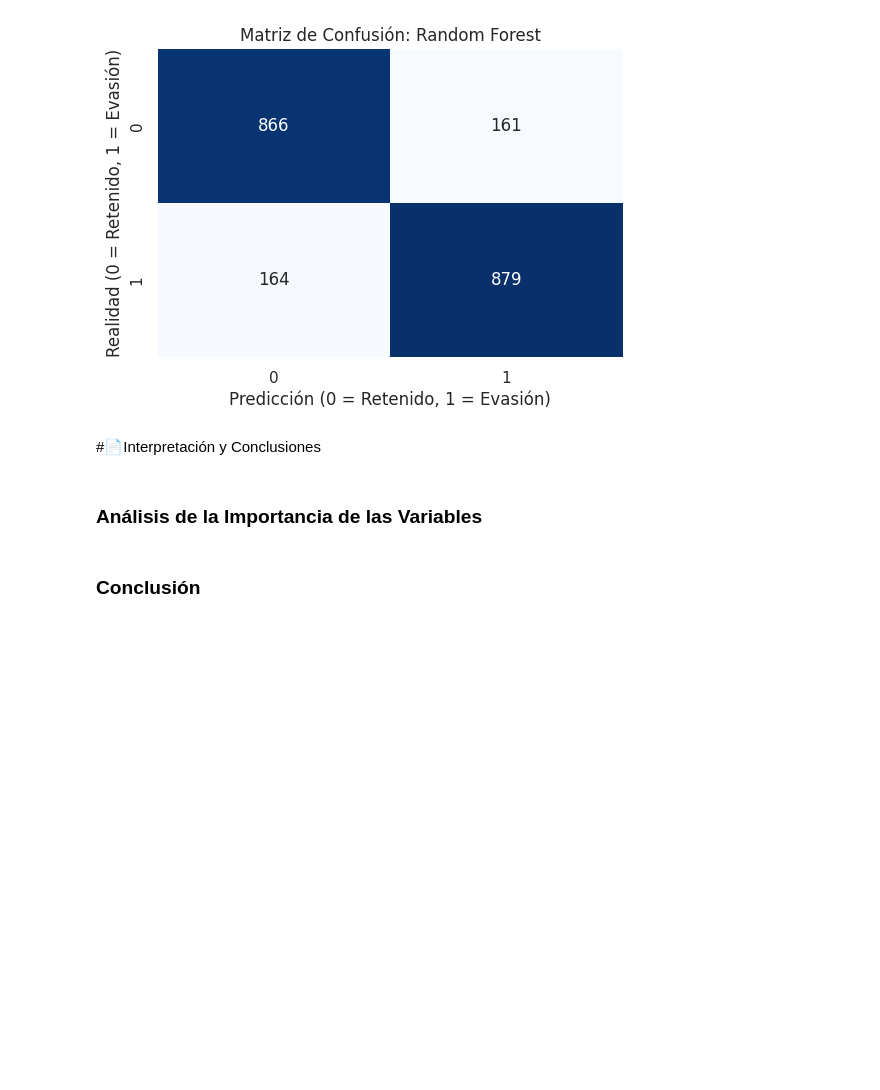
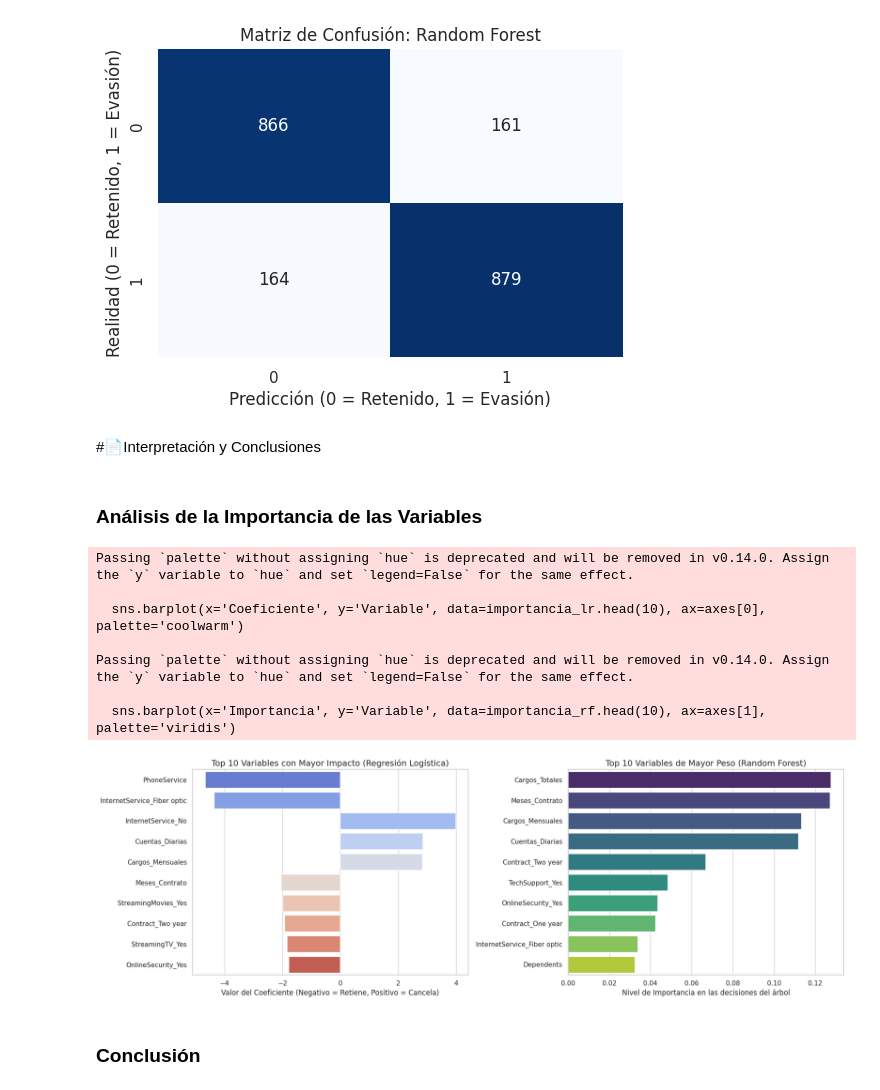
Before and after one commit to 77marco/Challenge-TelecomX-AnalisisDeEvasionDeClientes-Parte2, a Jupyter notebook: TelecomX_Parte2.ipynb, the cells around one changed output. Saved outputs shown, nothing was run; the diff lists cells and outputs as text; code cells hidden in the pictures; blank space fills up the shorter version.

Commit message:
Finalización Análisis de la Importancia de las Variables. Generación de gráficos de Feature Importance para Regresión Logística y Random Forest

```diff
--- a/TelecomX_Parte2.ipynb
+++ b/TelecomX_Parte2.ipynb
@@ -361,5 +361,56 @@ F1-score                              : 0.8440
 #📄Interpretación y Conclusiones
 # %% [markdown]
 ### Análisis de la Importancia de las Variables
+# %%
+import pandas as pd
+import numpy as np
+import matplotlib.pyplot as plt
+import seaborn as sns
+
+# 1. Obtener los nombres de las columnas que se uso para entrenar
+nombres_variables = X_train.columns
+
+# 2. Extraer importancia de Regresión Logística (Coeficientes)
+# Usamos el valor absoluto para encontrar los que tienen mayor impacto (sea positivo o negativo)
+importancia_lr = pd.DataFrame({
+    'Variable': nombres_variables,
+    'Coeficiente': modelo_logistico.coef_[0],
+    'Impacto_Absoluto': np.abs(modelo_logistico.coef_[0])
+}).sort_values(by='Impacto_Absoluto', ascending=False)
+
+# 3. Extraer importancia de Random Forest (Feature Importances)
+importancia_rf = pd.DataFrame({
+    'Variable': nombres_variables,
+    'Importancia': modelo_rf.feature_importances_
+}).sort_values(by='Importancia', ascending=False)
+
+# 4. Configurar la visualización (2 gráficos lado a lado)
+fig, axes = plt.subplots(1, 2, figsize=(18, 6))
+sns.set_theme(style="whitegrid")
+
+# Gráfico A: Regresión Logística
+sns.barplot(x='Coeficiente', y='Variable', data=importancia_lr.head(10), ax=axes[0], palette='coolwarm')
+axes[0].set_title('Top 10 Variables con Mayor Impacto (Regresión Logística)', fontsize=14)
+axes[0].set_xlabel('Valor del Coeficiente (Negativo = Retiene, Positivo = Cancela)')
+axes[0].set_ylabel('')
+
+# Gráfico B: Random Forest
+sns.barplot(x='Importancia', y='Variable', data=importancia_rf.head(10), ax=axes[1], palette='viridis')
+axes[1].set_title('Top 10 Variables de Mayor Peso (Random Forest)', fontsize=14)
+axes[1].set_xlabel('Nivel de Importancia en las decisiones del árbol')
+axes[1].set_ylabel('')
+
+# Mostrar los gráficos limpios
+plt.tight_layout()
+plt.show()
+# %% [output]
+Passing `palette` without assigning `hue` is deprecated and will be removed in v0.14.0. Assign the `y` variable to `hue` and set `legend=False` for the same effect.
+
+  sns.barplot(x='Coeficiente', y='Variable', data=importancia_lr.head(10), ax=axes[0], palette='coolwarm')
+
+Passing `palette` without assigning `hue` is deprecated and will be removed in v0.14.0. Assign the `y` variable to `hue` and set `legend=False` for the same effect.
+
+  sns.barplot(x='Importancia', y='Variable', data=importancia_rf.head(10), ax=axes[1], palette='viridis')
+[figure, added]
 # %% [markdown]
 ### Conclusión
```
